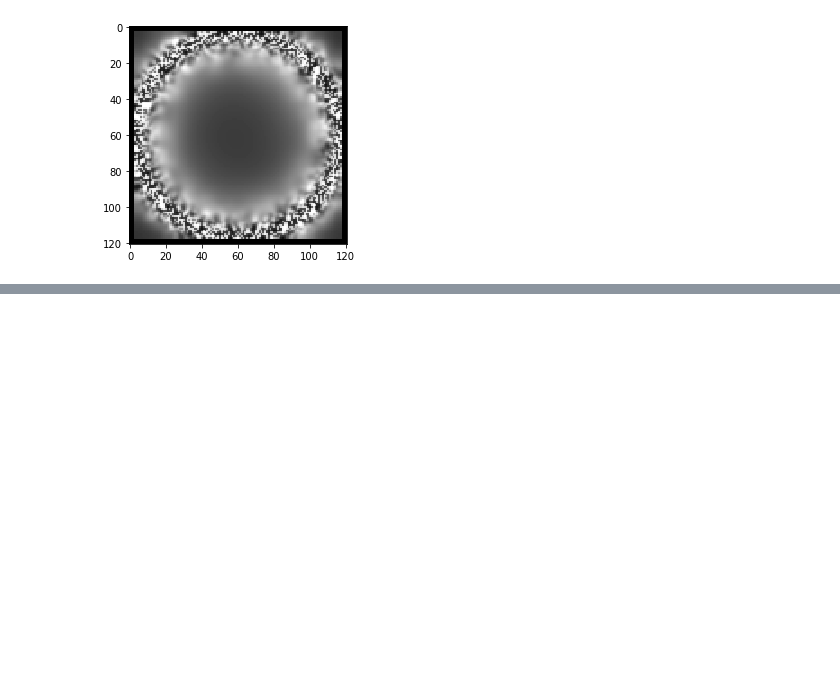
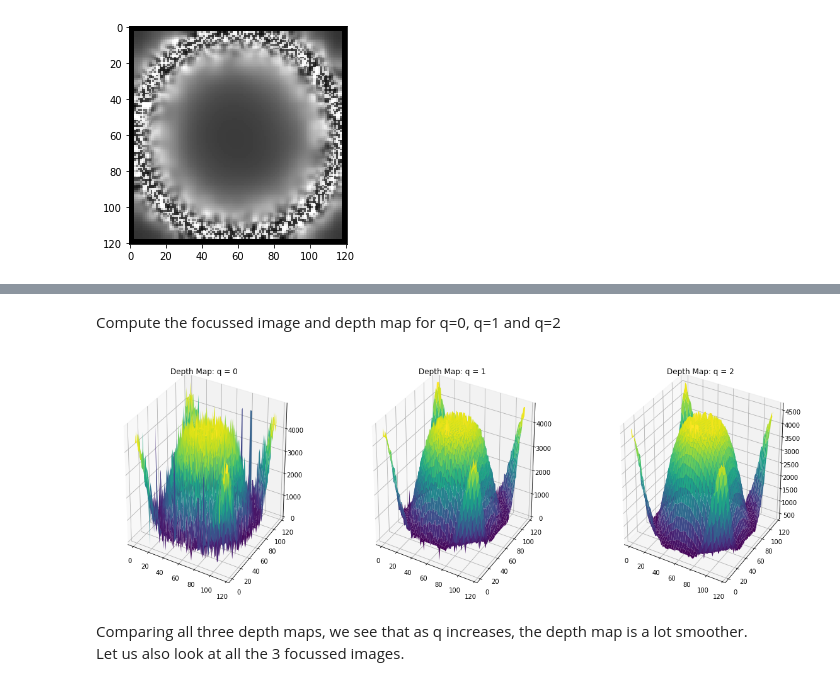
Before and after one commit to shreyasnn1/EE5175-Image-Signal-Processing, a Jupyter notebook: Lab6/lab6.ipynb, the cells around one changed output, grey strips where cells are left out. Drawn from its saved outputs; the diff is of its cells as text; code cells hidden in the pictures; blank space fills up the shorter version.

```diff
--- a/Lab6/lab6.ipynb
+++ b/Lab6/lab6.ipynb
@@ -98,4 +96,6 @@ def SFF(imgs, q, pad_l = pad_length, delta_d = 50.5):
     return depths, focussed_img
+# %% [markdown]
+Compute the focussed image and depth map for q=0, q=1 and q=2
 # %%
 depth_maps, focussed_images = [], []
 q_list = [0,1,2]
@@ -103,4 +103,21 @@ for q_val in q_list:
     depth_map, focussed_img = SFF(imgs, q=q_val)
     depth_maps.append(depth_map)
     focussed_images.append(focussed_img)
+# %%
+# Plot the depth maps in 3D
+from mpl_toolkits.mplot3d import Axes3D
+
+(l, w) = imgs[0].shape
+lm, wm = np.meshgrid(np.arange(l-2*pad_length)+1, np.arange(w-2*pad_length)+1)
+fig = plt.figure(figsize=(20,7))
+for i in range(3):
+    ax = fig.add_subplot(1, 3, i+1, projection='3d')
+    plt.title("Depth Map: q = %d"%(q_list[i]))
+    ax.plot_surface(lm, wm, depth_maps[i], cmap = 'viridis')
+plt.show()
+# %% [output]
+[figure, added]
+# %% [markdown]
+Comparing all three depth maps, we see that as q increases, the depth map is a lot smoother.<br>
+Let us also look at all the 3 focussed images.
 # %%
```
Also changed, not shown: parts of 22 cells of this notebook.
